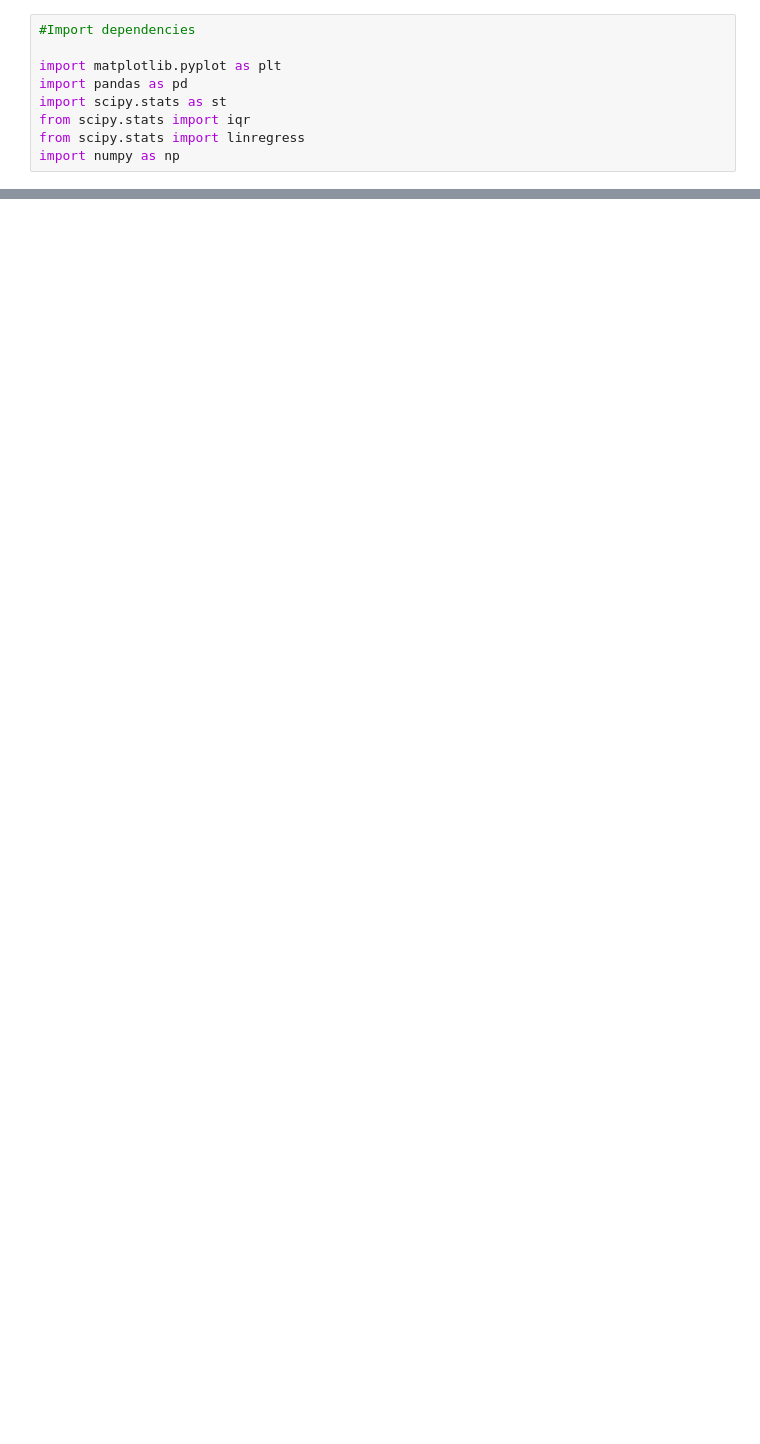
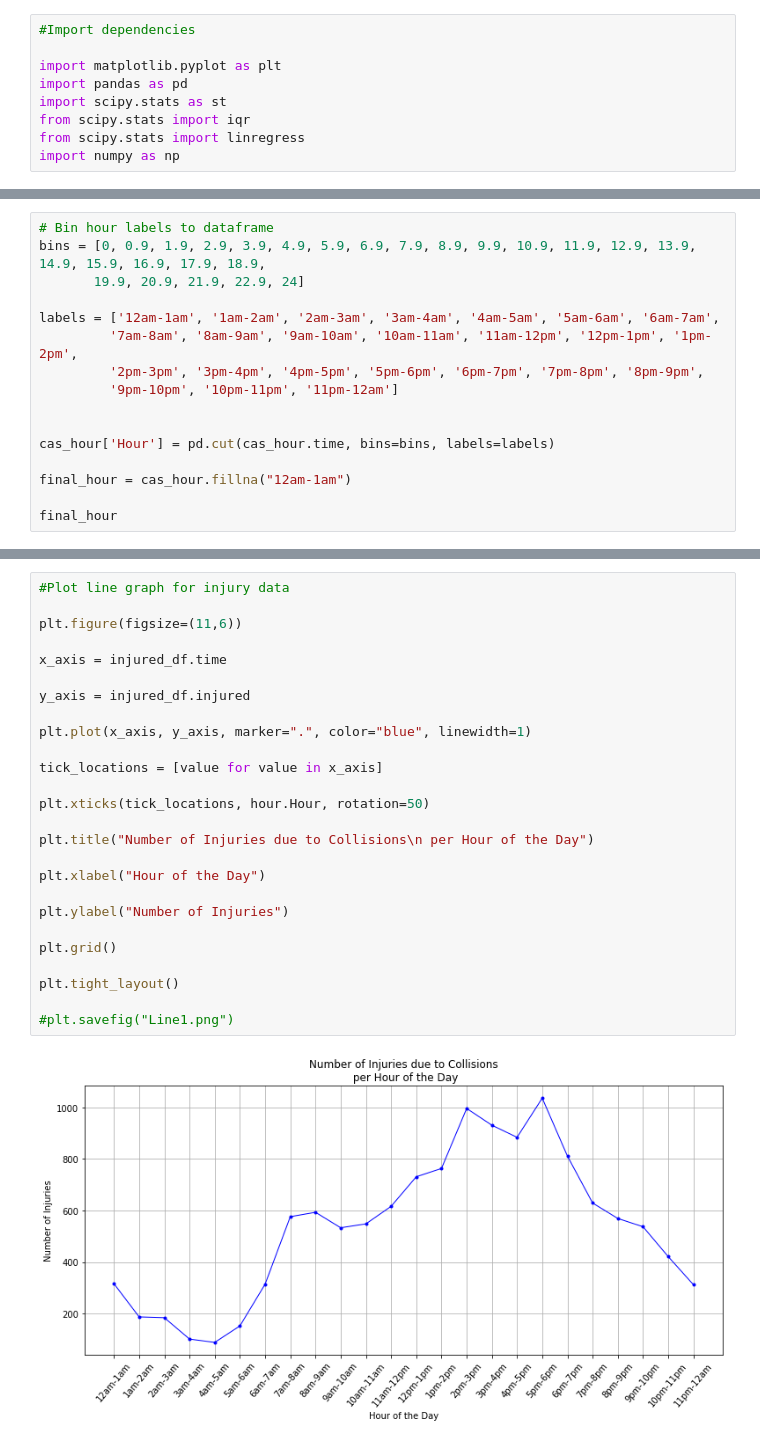
Before and after one commit to alexrayperry/SD-Collision-Hotspots, a Jupyter notebook: alex-sd-collision-analysis.ipynb, the cells around one changed output, grey strips where cells are left out. Saved outputs shown, nothing was run; the diff lists cells and outputs as text; blank space fills up the shorter version.

```diff
--- a/alex-sd-collision-analysis.ipynb
+++ b/alex-sd-collision-analysis.ipynb
@@ -20,0 +369,16 @@ collision.head()
+# %%
+# Bin hour labels to dataframe
+bins = [0, 0.9, 1.9, 2.9, 3.9, 4.9, 5.9, 6.9, 7.9, 8.9, 9.9, 10.9, 11.9, 12.9, 13.9, 14.9, 15.9, 16.9, 17.9, 18.9,
+       19.9, 20.9, 21.9, 22.9, 24]
+
+labels = ['12am-1am', '1am-2am', '2am-3am', '3am-4am', '4am-5am', '5am-6am', '6am-7am',
+         '7am-8am', '8am-9am', '9am-10am', '10am-11am', '11am-12pm', '12pm-1pm', '1pm-2pm',
+         '2pm-3pm', '3pm-4pm', '4pm-5pm', '5pm-6pm', '6pm-7pm', '7pm-8pm', '8pm-9pm',
+         '9pm-10pm', '10pm-11pm', '11pm-12am']
+
+
+cas_hour['Hour'] = pd.cut(cas_hour.time, bins=bins, labels=labels)
+
+final_hour = cas_hour.fillna("12am-1am")
+
+final_hour
@@ -20,0 +440,28 @@ collision.head()
+# %%
+#Plot line graph for injury data
+
+plt.figure(figsize=(11,6))
+
+x_axis = injured_df.time
+
+y_axis = injured_df.injured
+
+plt.plot(x_axis, y_axis, marker=".", color="blue", linewidth=1)
+
+tick_locations = [value for value in x_axis]
+
+plt.xticks(tick_locations, hour.Hour, rotation=50)
+
+plt.title("Number of Injuries due to Collisions\n per Hour of the Day")
+
+plt.xlabel("Hour of the Day")
+
+plt.ylabel("Number of Injuries")
+
+plt.grid()
+
+plt.tight_layout()
+
+#plt.savefig("Line1.png")
+# %% [output]
+[figure, added]
```
Also changed, not shown: parts of 15 cells of this notebook, 5 other files.
